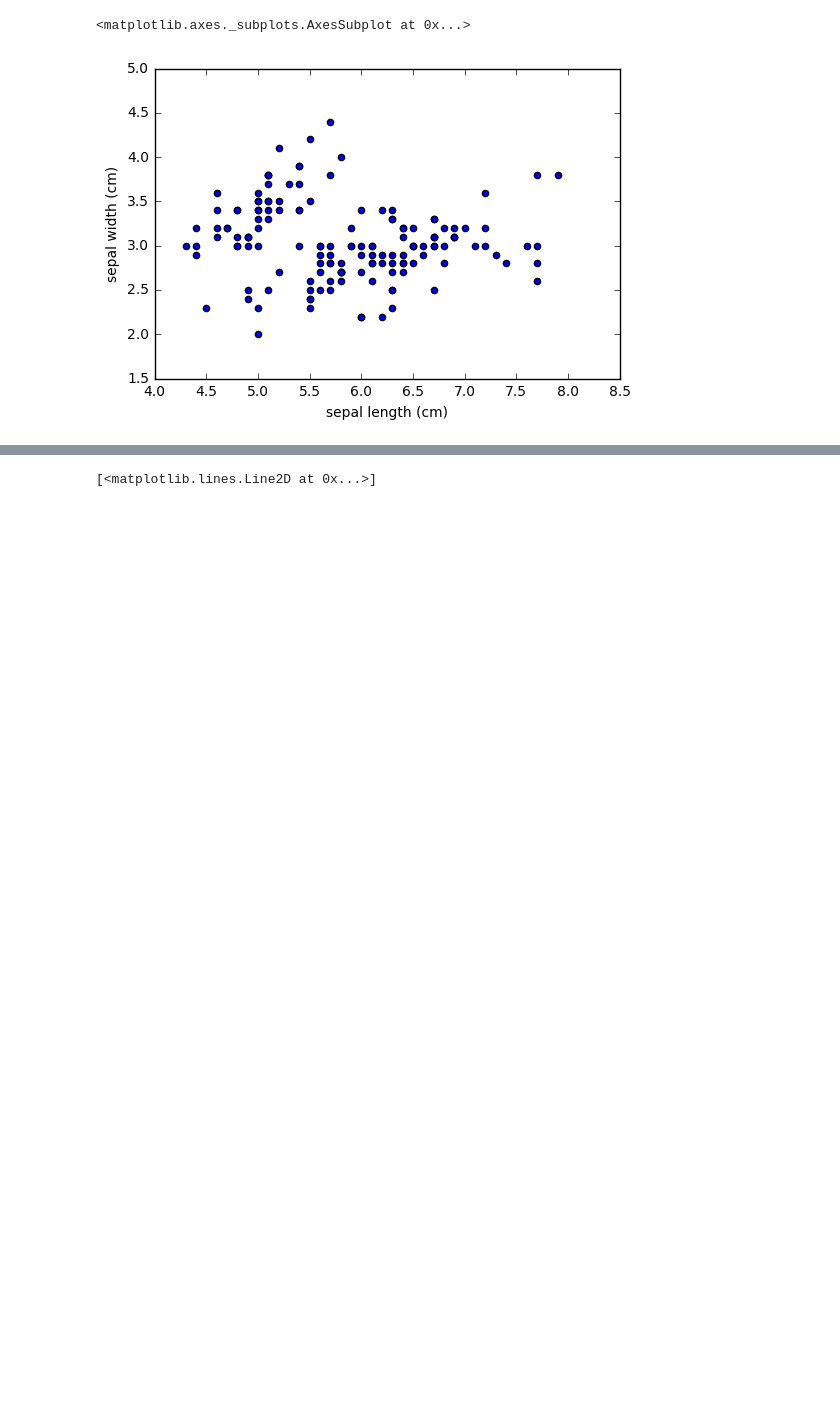
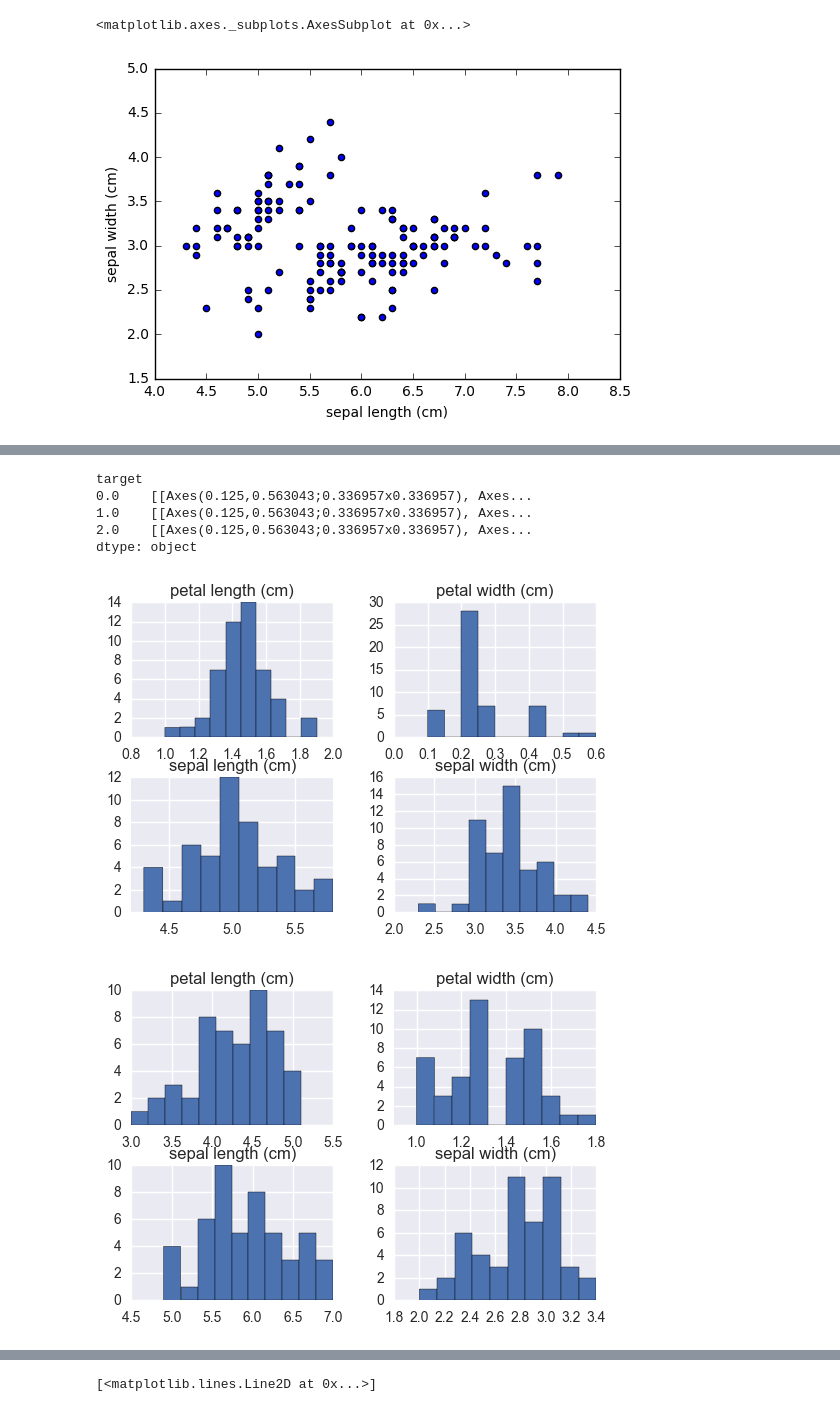
Before and after one commit to davidkrauza/business-analytics, a Jupyter notebook: unit-05/python/Unit-05-python-lab-03.ipynb, the cells around one changed output, grey strips where cells are left out. Drawn from its saved outputs; the diff is of its cells as text; code cells hidden in the pictures; blank space fills up the shorter version.

```diff
--- a/unit-05/python/Unit-05-python-lab-03.ipynb
+++ b/unit-05/python/Unit-05-python-lab-03.ipynb
@@ -146,0 +152,10 @@ df.plot(kind='scatter', x='sepal length (cm)', y='sepal width (cm)')
+# %%
+df.groupby(by='target').hist()
+# %% [output]
+target
+0.0    [[Axes(0.125,0.563043;0.336957x0.336957), Axes...
+1.0    [[Axes(0.125,0.563043;0.336957x0.336957), Axes...
+2.0    [[Axes(0.125,0.563043;0.336957x0.336957), Axes...
+dtype: object
+[figure, added]
+[figure, added]
```
Also changed, not shown: parts of 3 cells of this notebook.
